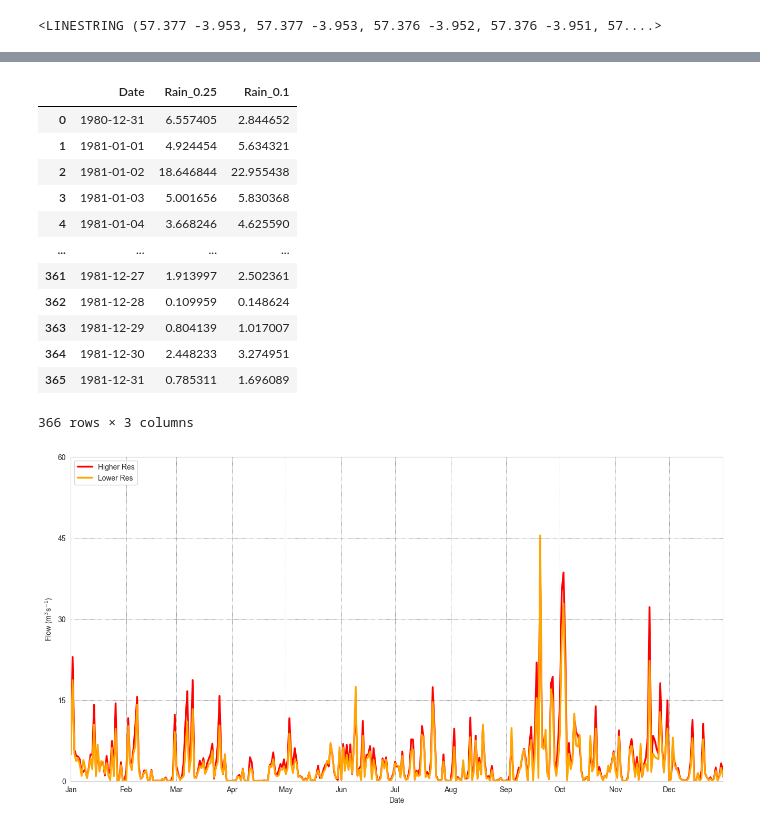
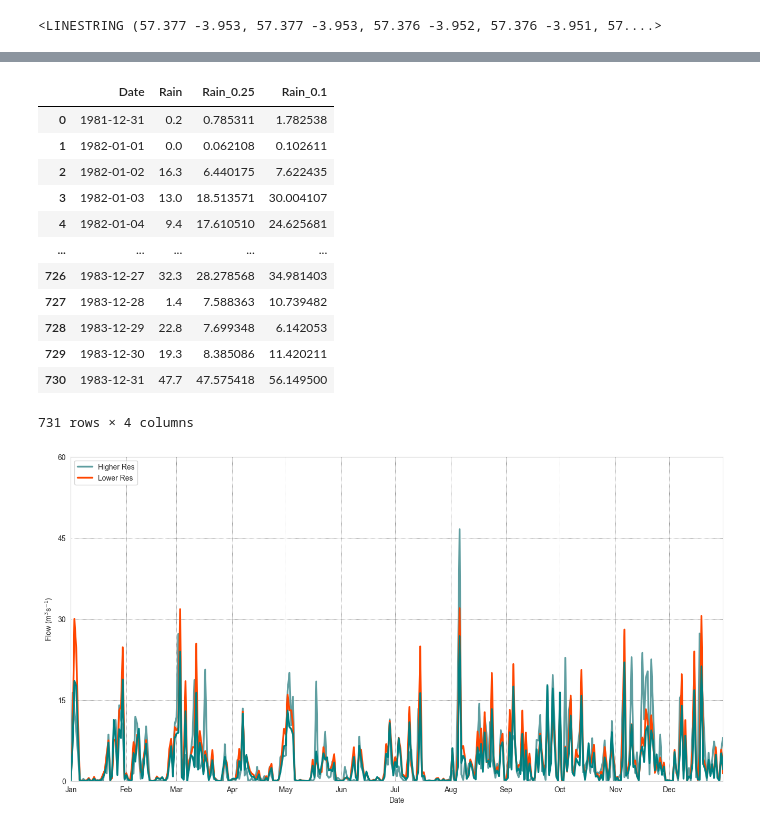
Before and after one commit to AlineGenvision/Lowlands-vs_highlands-streamflow, a Jupyter notebook: data_visualisation.ipynb, the cells around one changed output, grey strips where cells are left out. Cells and saved outputs as stored; diff of their text form; code cells hidden in the pictures.

Commit message:
NRFA vs Era5 data cleanup. + snow melt experiments

```diff
--- a/data_visualisation.ipynb
+++ b/data_visualisation.ipynb
@@ -676,8 +450,8 @@ rf_test['Date'] = pd.to_datetime(rf_test['Date'])
 rf_test = rf_test.drop(columns=rain_columns)
 
 # TODO : replace by selection per dates from 0.1 instead of the manual selection
-start = 491
-rf_test = rf_test[start:start+366]
+start = 491+365
+rf_test = rf_test[start:start+366+365]
 
 # Compute total rainfall for each time step and store it in the DataFrame
 tqdm.pandas()
@@ -730,7 +504,10 @@ rf_test[['Date', 'Rain']]
 # %%
 rf_0_025 = load_data.load_data(paths.CATCHMENT_BASINS + '/' + str(station_nr) + '/' + str(str(station_nr) + '_lumped_9to9_surf_interp.csv'), verbose=False)
+rf_nrfa = load_data.load_data(paths.CATCHMENT_BASINS + '/' + str(station_nr) + '/' + str(str(station_nr) + '_lumped_9to9_nrfa.csv'), verbose=False)
 rf_0_025['Date'] = pd.to_datetime(rf_0_025['Date'])
+rf_nrfa['Date'] = pd.to_datetime(rf_nrfa['Date'])
 
 # TODO : replace by selection per dates from 0.1 instead of the manual selection
-start = 491
-rf_res_0_25 = rf_0_025[start:start+366]
+start = 491+365
+rf_res_0_25 = rf_0_025[start:start+366+365]
+rf_nrfa = rf_nrfa[start:start+366+365]
@@ -737,28 +530,35 @@ rf_res_0_25 = rf_0_025[start:start+366]
 # %%
 compare = rf_res_0_25[['Date', 'Rain']].merge(rf_test[['Date', 'Rain']], on='Date')
 compare = compare.rename(columns={'Rain_x': 'Rain_0.25', 'Rain_y':'Rain_0.1'})
+compare = rf_nrfa[['Date', 'Rain']].merge(compare, on='Date')
 compare
 # %% [output]
-|  | Date | Rain_0.25 | Rain_0.1 |
-| 0 | 1980-12-31 | 6.557405 | 2.844652 |
-| 1 | 1981-01-01 | 4.924454 | 5.634321 |
-| 2 | 1981-01-02 | 18.646844 | 22.955438 |
-| 3 | 1981-01-03 | 5.001656 | 5.830368 |
-| 4 | 1981-01-04 | 3.668246 | 4.625590 |
-| ... | ... | ... | ... |
-| 361 | 1981-12-27 | 1.913997 | 2.502361 |
-| 362 | 1981-12-28 | 0.109959 | 0.148624 |
-| 363 | 1981-12-29 | 0.804139 | 1.017007 |
-| 364 | 1981-12-30 | 2.448233 | 3.274951 |
-| 365 | 1981-12-31 | 0.785311 | 1.696089 |
+|  | Date | Rain | Rain_0.25 | Rain_0.1 |
+| 0 | 1981-12-31 | 0.2 | 0.785311 | 1.782538 |
+| 1 | 1982-01-01 | 0.0 | 0.062108 | 0.102611 |
+| 2 | 1982-01-02 | 16.3 | 6.440175 | 7.622435 |
+| 3 | 1982-01-03 | 13.0 | 18.513571 | 30.004107 |
+| 4 | 1982-01-04 | 9.4 | 17.610510 | 24.625681 |
+| ... | ... | ... | ... | ... |
+| 726 | 1983-12-27 | 32.3 | 28.278568 | 34.981403 |
+| 727 | 1983-12-28 | 1.4 | 7.588363 | 10.739482 |
+| 728 | 1983-12-29 | 22.8 | 7.699348 | 6.142053 |
+| 729 | 1983-12-30 | 19.3 | 8.385086 | 11.420211 |
+| 730 | 1983-12-31 | 47.7 | 47.575418 | 56.149500 |
-366 rows × 3 columns
+731 rows × 4 columns
 # %%
-def year_plot(maxflow, df, y_pred, y_obsv, year, colour1='red',
-              colour2='orange'):
+import matplotlib.dates as mdt
+import matplotlib.ticker as mtk
+
+def year_plot(maxflow, df, y_pred, y_obsv, year, colour1='orangered',
+              colour2='Teal', extra=None, colour3='cadetblue'):
 
     fig, ax = plt.subplots(figsize=(16, 8))
+    if extra is not None:
+         ax.plot(df['Date'], df[extra], colour3, lw=2.5)
     ax.plot(df['Date'], df[y_pred], colour1, lw=2.5)
     ax.plot(df['Date'], df[y_obsv], colour2, lw=2.5)
+
     ax.set_xlabel('Date')
     ax.set_ylabel('Flow (m'+r'$^3$'+'s'+r'$^{-1}$'+')')
     ax.set_xlim([dt.date(year, 1, 1), dt.date(year, 12, 31)])
@@ -770,6 +570,6 @@ def year_plot(maxflow, df, y_pred, y_obsv, year, colour1='red',
     ax.grid(c='black', ls='dotted', lw=0.5)
     plt.show()
 # %%
-year_plot(60, compare, 'Rain_0.1', 'Rain_0.25', 1981)
+year_plot(60, compare, 'Rain_0.1', 'Rain_0.25', 1982, extra='Rain')
 # %% [output]
-[figure, old version]
+[figure, new version]
```
Also changed, not shown: parts of 19 cells of this notebook, 14 other files.
